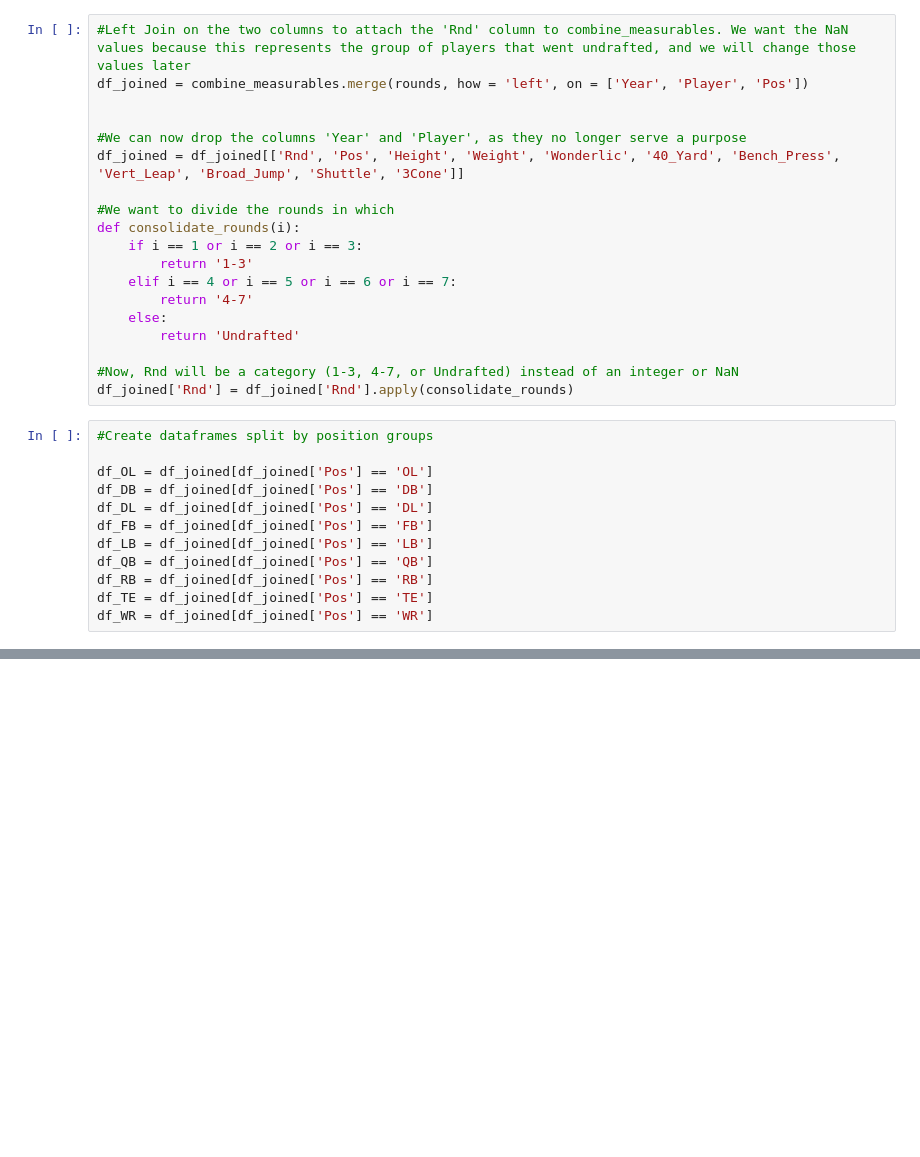
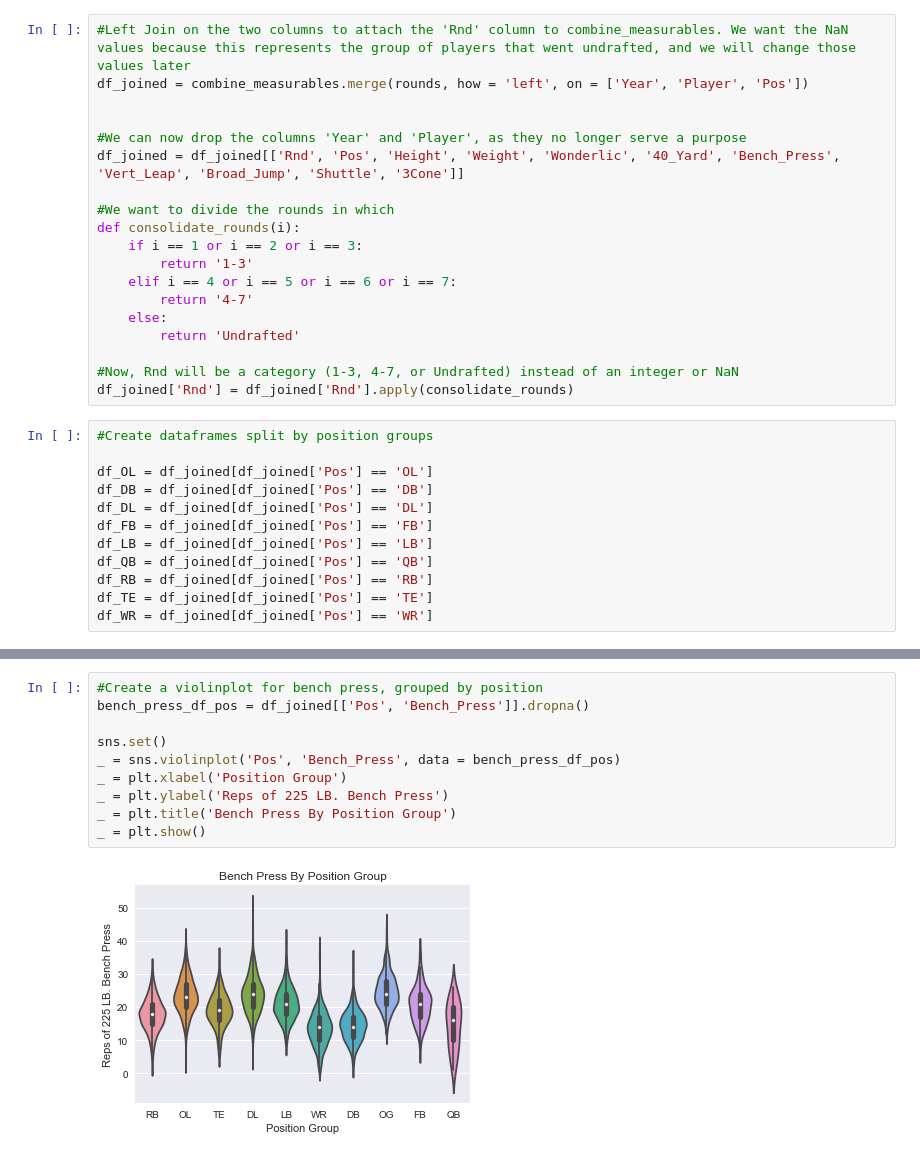
Before and after one commit to pdkim1208/Springboard, a Jupyter notebook: CapstoneProject1.ipynb, the cells around one changed output, grey strips where cells are left out. Saved outputs shown, nothing was run; the diff lists cells and outputs as text; blank space fills up the shorter version.

```diff
--- a/CapstoneProject1.ipynb
+++ b/CapstoneProject1.ipynb
@@ -112,0 +138,12 @@ plt.show()
+# %%
+#Create a violinplot for bench press, grouped by position
+bench_press_df_pos = df_joined[['Pos', 'Bench_Press']].dropna()
+
+sns.set()
+_ = sns.violinplot('Pos', 'Bench_Press', data = bench_press_df_pos)
+_ = plt.xlabel('Position Group')
+_ = plt.ylabel('Reps of 225 LB. Bench Press')
+_ = plt.title('Bench Press By Position Group')
+_ = plt.show()
+# %% [output]
+[figure, added]
```
Also changed, not shown: parts of 4 cells of this notebook.
